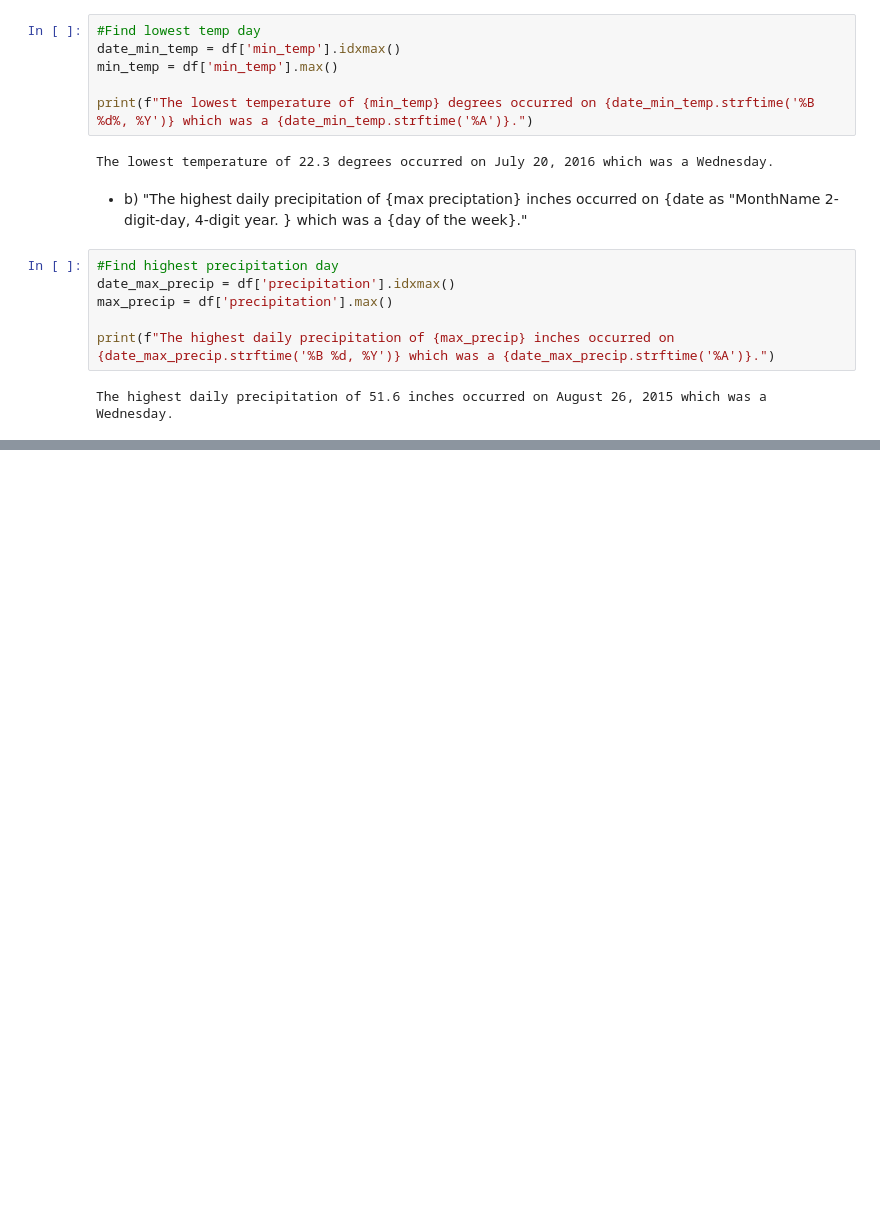
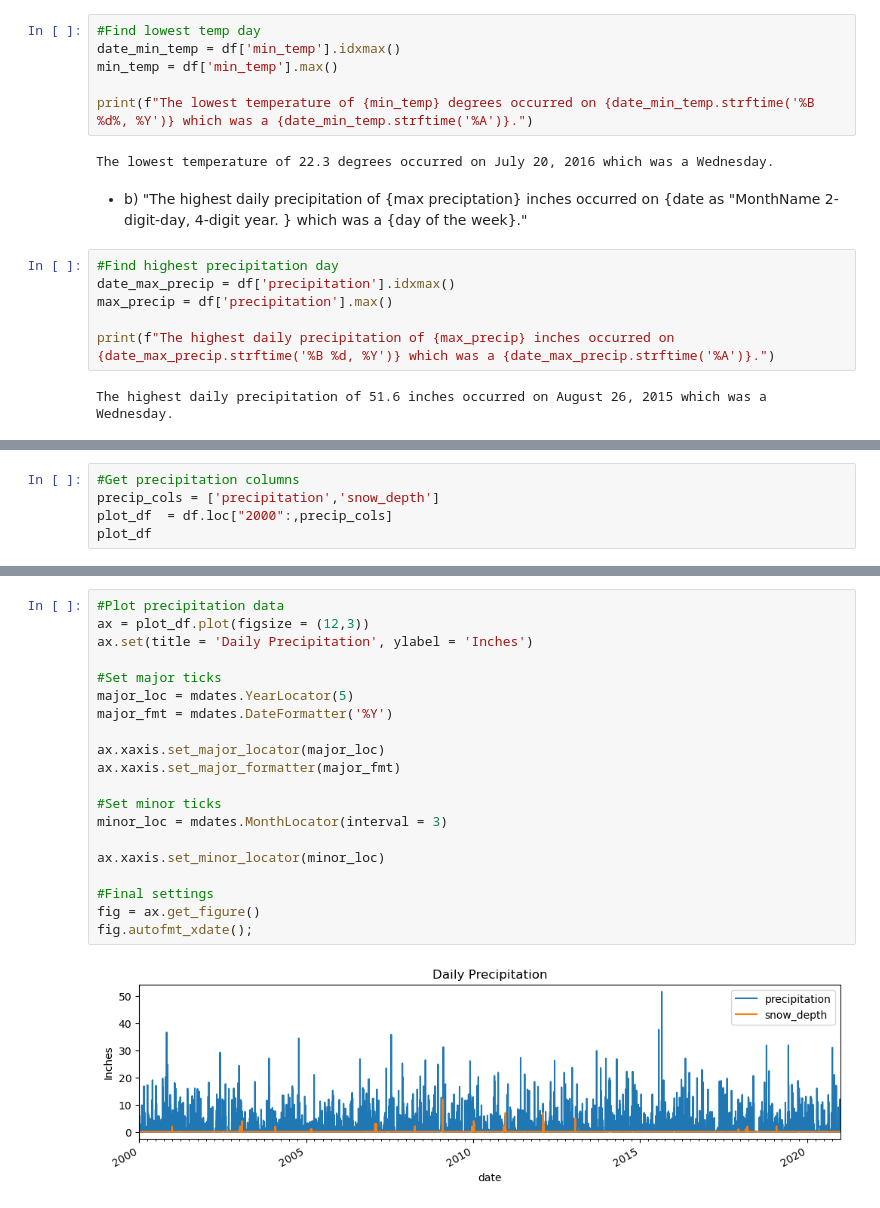
Before and after one commit to krisbarbier/Time-Series-with-Pandas, a Jupyter notebook: Time Series with Pandas (Practice).ipynb, the cells around one changed output, grey strips where cells are left out. Cells and saved outputs as stored; diff of their text form; blank space fills up the shorter version.

```diff
--- a/Time Series with Pandas (Practice).ipynb
+++ b/Time Series with Pandas (Practice).ipynb
@@ -125,0 +249,5 @@ The highest daily precipitation of 51.6 inches occurred on August 26, 2015 which
+# %%
+#Get precipitation columns
+precip_cols = ['precipitation','snow_depth']
+plot_df  = df.loc["2000":,precip_cols]
+plot_df
@@ -125,0 +269,22 @@ The highest daily precipitation of 51.6 inches occurred on August 26, 2015 which
+# %%
+#Plot precipitation data
+ax = plot_df.plot(figsize = (12,3))
+ax.set(title = 'Daily Precipitation', ylabel = 'Inches')
+
+#Set major ticks
+major_loc = mdates.YearLocator(5)
+major_fmt = mdates.DateFormatter('%Y')
+
+ax.xaxis.set_major_locator(major_loc)
+ax.xaxis.set_major_formatter(major_fmt)
+
+#Set minor ticks
+minor_loc = mdates.MonthLocator(interval = 3)
+
+ax.xaxis.set_minor_locator(minor_loc)
+
+#Final settings
+fig = ax.get_figure()
+fig.autofmt_xdate();
+# %% [output]
+[figure, added]
```
Also changed, not shown: parts of 12 cells of this notebook.
